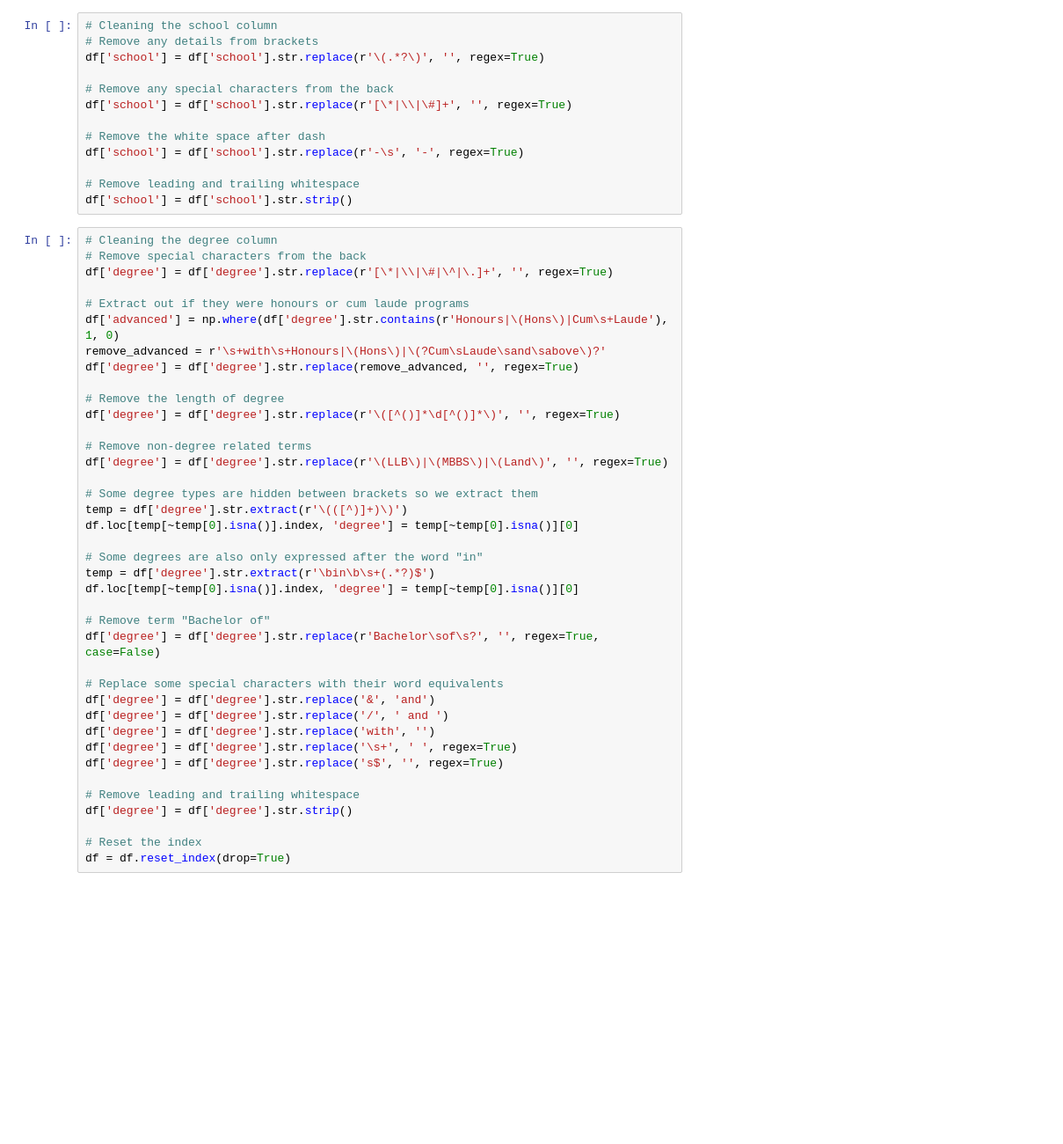
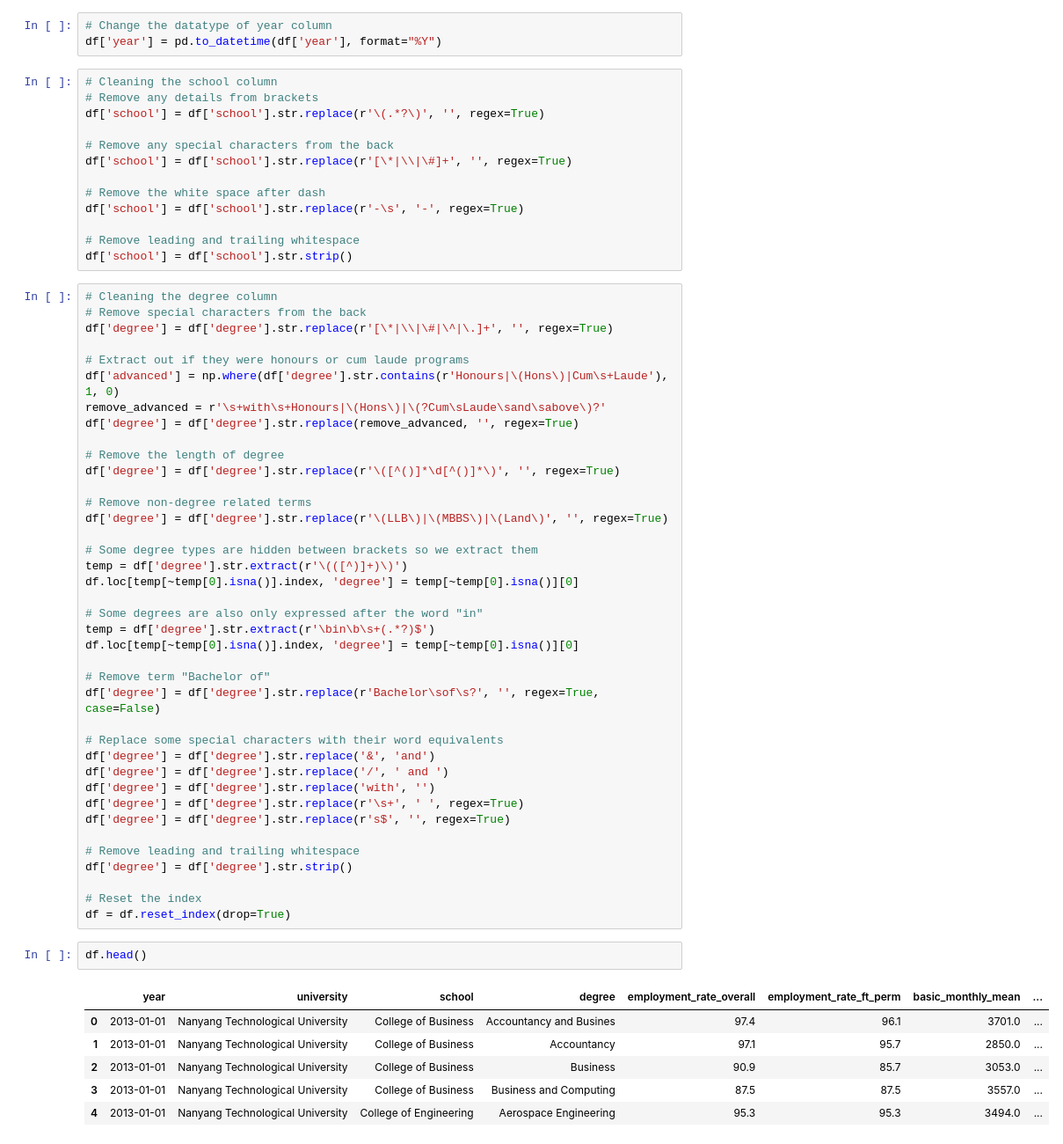
Before and after one commit to minimartzz/mads_visualisation_demo, a Jupyter notebook: dashboard.ipynb, the cells around one changed output. Shown at 88% size. Saved outputs shown, nothing was run; the diff lists cells and outputs as text; blank space fills up the shorter version.

```diff
--- a/dashboard.ipynb
+++ b/dashboard.ipynb
@@ -69,6 +82,9 @@ df = df.astype(dtype={
 Next, we observe that for each University there might be different names for the degrees and schools, and for degrees there are distinctions between the level of degree obtained (Hons, Cum Laude, etc.). As such, we attempt to remove these distinctions and separate them into different columns to ensure better separation
 
 _Note: The cleaning might not be 100% accurate, so please excuse some missed distinctions_
+# %%
+# Change the datatype of year column
+df['year'] = pd.to_datetime(df['year'], format="%Y")
 # %%
 # Cleaning the school column
 # Remove any details from brackets
@@ -113,11 +129,20 @@ df['degree'] = df['degree'].str.replace(r'Bachelor\sof\s?', '', regex=True, case
 df['degree'] = df['degree'].str.replace('&', 'and')
 df['degree'] = df['degree'].str.replace('/', ' and ')
 df['degree'] = df['degree'].str.replace('with', '')
-df['degree'] = df['degree'].str.replace('\s+', ' ', regex=True)
-df['degree'] = df['degree'].str.replace('s$', '', regex=True)
+df['degree'] = df['degree'].str.replace(r'\s+', ' ', regex=True)
+df['degree'] = df['degree'].str.replace(r's$', '', regex=True)
 
 # Remove leading and trailing whitespace
 df['degree'] = df['degree'].str.strip()
 
 # Reset the index
 df = df.reset_index(drop=True)
+# %%
+df.head()
+# %% [output]
+|  | year | university | school | degree | employment_rate_overall | employment_rate_ft_perm | basic_monthly_mean | ... |
+| 0 | 2013-01-01 | Nanyang Technological University | College of Business | Accountancy and Busines | 97.4 | 96.1 | 3701.0 | ... |
+| 1 | 2013-01-01 | Nanyang Technological University | College of Business | Accountancy | 97.1 | 95.7 | 2850.0 | ... |
+| 2 | 2013-01-01 | Nanyang Technological University | College of Business | Business | 90.9 | 85.7 | 3053.0 | ... |
+| 3 | 2013-01-01 | Nanyang Technological University | College of Business | Business and Computing | 87.5 | 87.5 | 3557.0 | ... |
+| 4 | 2013-01-01 | Nanyang Technological University | College of Engineering | Aerospace Engineering | 95.3 | 95.3 | 3494.0 | ... |
```
Also changed, not shown: parts of 12 cells of this notebook, 2 other files.
